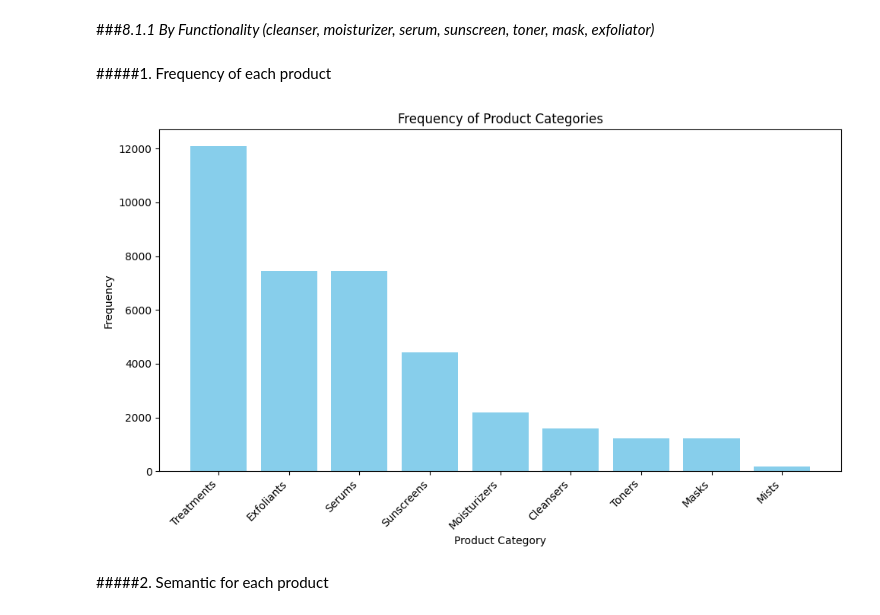
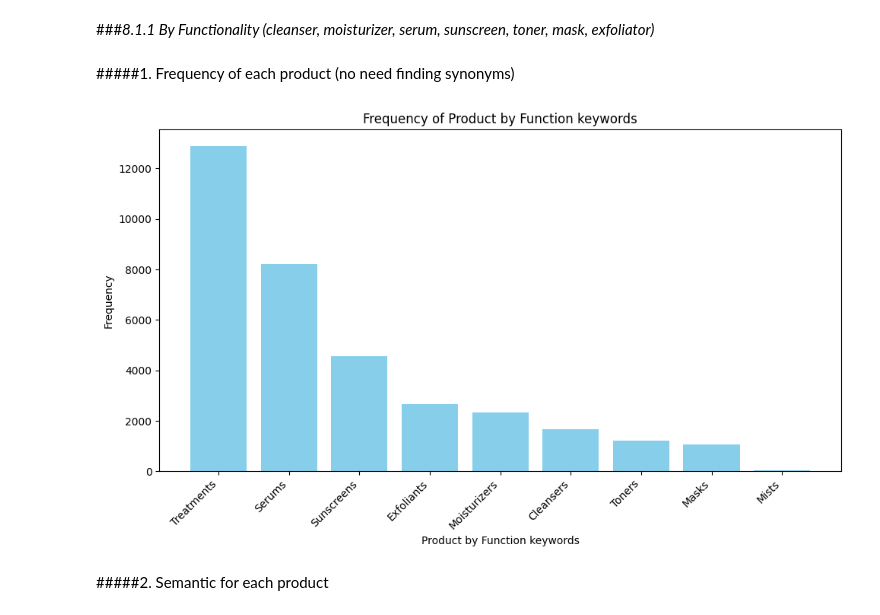
Before and after one commit to hoangquang0601/FYP_Python, a Jupyter notebook: FYP_All.ipynb, the cells around one changed output. Cells and saved outputs as stored; diff of their text form; code cells hidden in the pictures.

```diff
--- a/FYP_All.ipynb
+++ b/FYP_All.ipynb
@@ -1238,7 +1238,7 @@ freq                             1
 # %% [markdown]
 ###*8.1.1 By Functionality (cleanser, moisturizer, serum, sunscreen, toner, mask, exfoliator)*
 # %% [markdown]
-#####1. Frequency of each product
+#####1. Frequency of each product (no need finding synonyms)
 # %%
 import pandas as pd
 import matplotlib.pyplot as plt
@@ -1271,45 +1271,44 @@ product_categories = {
         'sunscreen', 'mineral', 'tinted', 'stick'
     ],
     'Mists': [
         'mist', 'hydrating', 'setting', 'soothing', 'refreshing'
     ]
 }
 
-
-
 # Initialize an empty list to store the frequency counts
 frequency_counts = []
 
 # Iterate through each product category
-for category, subcategories in tqdm(product_categories.items(), desc="Processing categories"):
+for category, subcategories in tqdm(product_categories.items(), desc="Product by Function keywords"):
     # Count occurrences of each category and subcategory in the 'lemmatized_tokens' column
     for subcategory in subcategories:
-        count = df['lemmatized_tokens'].str.contains(subcategory).sum()
+        pattern = fr'\b{subcategory}\b'  # Using word boundary regex to match exact words
+        count = df['lemmatized_tokens'].str.count(pattern).sum()
         frequency_counts.append([category, subcategory, count])
 
 # Create a new DataFrame with the frequency counts
-df_product_by_function = pd.DataFrame(frequency_counts, columns=['Category', 'Subcategory', 'Frequency'])
+df_keyword = pd.DataFrame(frequency_counts, columns=['Keywords', 'Sub-keywords', 'Frequency'])
 
 # Group by Category and sum the frequencies
-df_summary = df_product_by_function.groupby('Category')['Frequency'].sum().reset_index()
+df_summary = df_keyword.groupby('Keywords')['Frequency'].sum().reset_index()
 
 # Sort the DataFrame in descending order of Frequency
 df_summary = df_summary.sort_values(by='Frequency', ascending=False)
 
 # Plotting the bar chart
 plt.figure(figsize=(10, 6))
-plt.bar(df_summary['Category'], df_summary['Frequency'], color='skyblue')
-plt.xlabel('Product Category')
+plt.bar(df_summary['Keywords'], df_summary['Frequency'], color='skyblue')
+plt.xlabel('Product by Function keywords')
 plt.ylabel('Frequency')
-plt.title('Frequency of Product Categories')
+plt.title('Frequency of Product by Function keywords')
 plt.xticks(rotation=45, ha='right')
 plt.tight_layout()
 plt.show()
 
-# Save the df_product_by_function DataFrame
-df_product_by_function.to_csv('df_product_by_function_3.csv', index=False)
+# Save the df_keyword DataFrame
+df_keyword.to_csv('df_product_function_by_frequency.csv', index=False)
 # %% [output]
-[figure, old version]
+[figure, new version]
 # %% [markdown]
 #####2. Semantic for each product
 # %%
```
Also changed, not shown: parts of 4 cells of this notebook, 1 other file.
